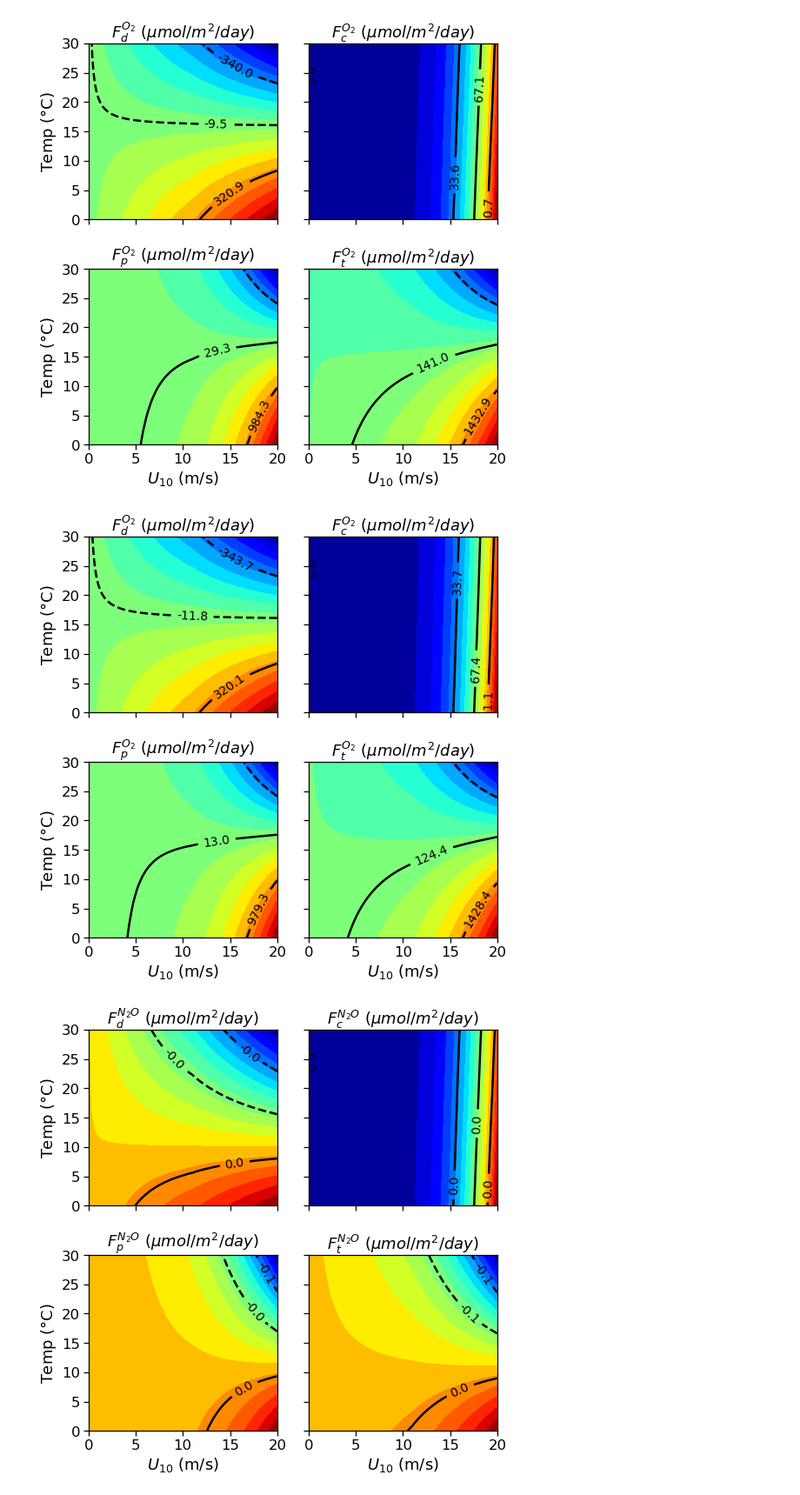
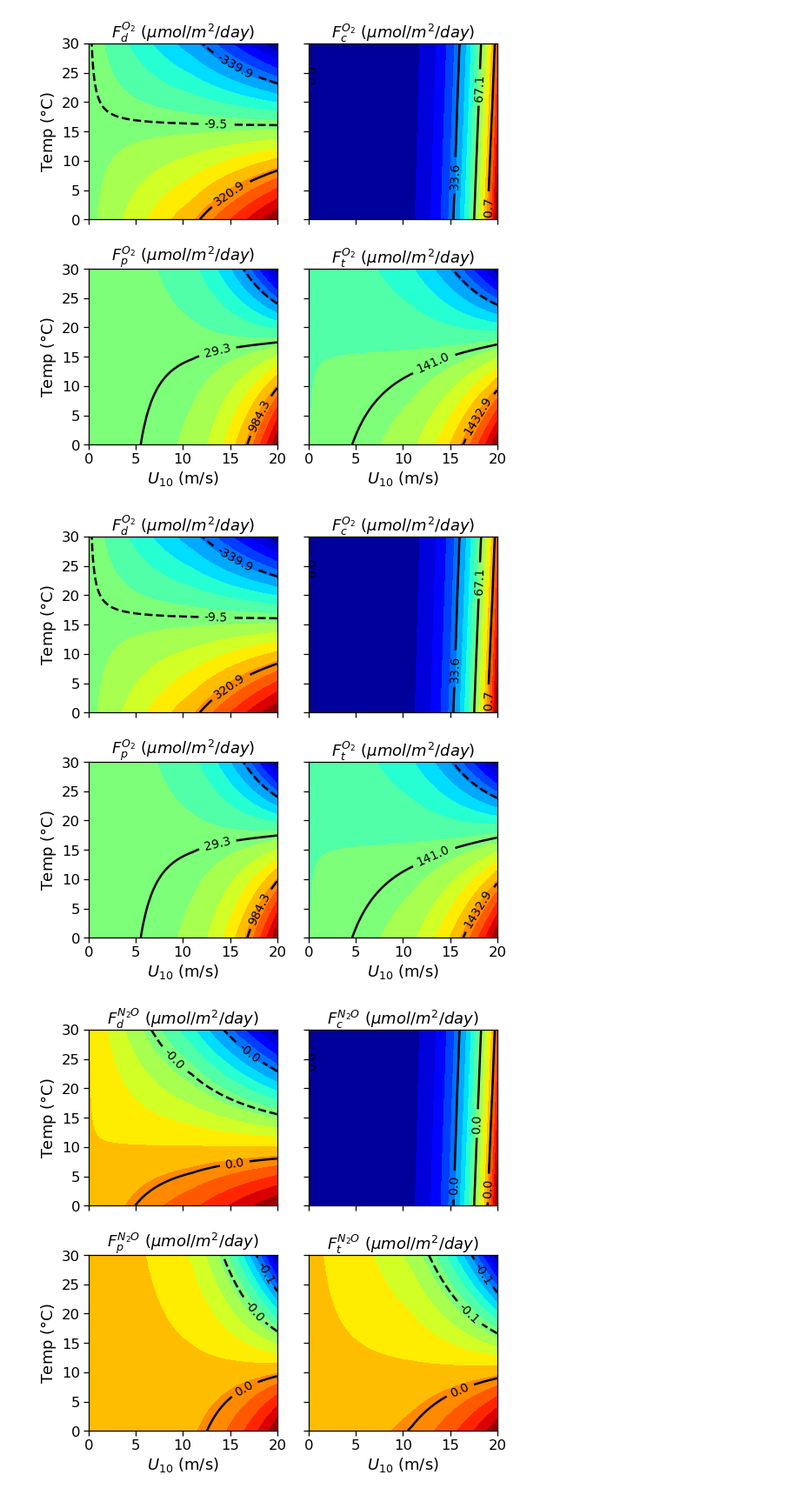
Before and after one commit to boom-lab/gasex-python, a Jupyter notebook: test functions.ipynb, the cells around one changed output. Shown at 87% size. Saved outputs shown, nothing was run; the diff lists cells and outputs as text; code cells hidden in the pictures.

```diff
--- a/test functions.ipynb
+++ b/test functions.ipynb
@@ -2519,7 +2493,8 @@ rats = np.zeros((Ny, Nx))
 
 for j in range(Nx):
     for k in range(Ny):
-        rwt, rat = rwtat(1e-6,x[j],35,y[k],gas='N2O', chi_atm=338e-9, air_temperature=y[k], calculate_schmidtair=True)
+        (rat,) = L13(1e-6,x[j],35,y[k],gas='N2O', chi_atm=338e-9, air_temperature=y[k], calculate_schmidtair=True,
+                   return_vars = "rat")
         rats[k,j] = rat
 
 x_mesh, y_mesh = np.meshgrid(x, y)
@@ -2554,7 +2529,8 @@ rwts = np.zeros((Ny, Nx))
 
 for j in range(Nx):
     for k in range(Ny):
-        rwt, rat = rwtat(1e-6,x[j],35,y[k],gas='N2O', chi_atm=338e-9, air_temperature=y[k], calculate_schmidtair=True)
+        (rwt,) = L13(1e-6,x[j],35,y[k],gas='N2O', chi_atm=338e-9, air_temperature=y[k], calculate_schmidtair=True,
+                   return_vars = "rwt")
         rwts[k,j] = rwt
 
 x_mesh, y_mesh = np.meshgrid(x, y)
@@ -2694,9 +2670,9 @@ z = np.zeros((Ny, Nx))
 
 for j in range(Nx):
     for k in range(Ny):
-        (Kt,) = L13(1e-6,x[j],35,y[k],gas='N2O', chi_atm=338e-9, air_temperature=y[k], calculate_schmidtair=True,
-                   return_vars = ["Kt"])
-        z[k,j] = Kt*86400
+        (Kc,) = L13(1e-6,x[j],35,y[k],gas='N2O', chi_atm=338e-9, air_temperature=y[k], calculate_schmidtair=True,
+                   return_vars = ["Kc"])
+        z[k,j] = Kc*86400
 
 x_mesh, y_mesh = np.meshgrid(x, y)
 zlevs = np.linspace(np.nanmin(z), np.nanmax(z), 20)
@@ -2708,7 +2684,7 @@ ax.clabel(CS, fmt = '%.1f', colors = 'k', fontsize=14)
 
 ax.set_xlabel("$U_{10}$ (m/s)")
 ax.set_ylabel("Temp ($\degree$C)")
-ax.set_title(fr"$K_T^{{N_2O}}$ (m/day)")
+ax.set_title(fr"$K_c^{{N_2O}}$ (mol/m2/day)")
 cbar = fig.colorbar(cf)
 #cbar.ax.set_yticks(np.linspace(0, 3, 4))  # vertically oriented colorbar
 # %% [output]
@@ -2792,7 +2768,8 @@ titles =["F_d", "F_c", "F_p", "F_t"]
 
 for j in range(Nx):
     for k in range(Ny):
-        Fd,Fc,Fp,Deq,Ks,Kt,ScW,Geq = L13(0.5,x[j],35,y[k],gas='N2', chi_atm = None, air_temperature=y[k], calculate_Sca=True)
+        Fd,Fc,Fp = L13(0.5,x[j],35,y[k],gas='N2', chi_atm = None, air_temperature=y[k], calculate_schmidtair=True,
+                      return_vars = ("Fd","Fc","Fp"))
         Ft = (Fd + Fc + Fp)
         Fdarray[k,j] = Fd*86400*1000
         Fcarray[k,j] = Fc*86400*1000
@@ -2894,35 +2871,36 @@ Fparray = np.zeros((Ny, Nx))
 Ftarray = np.zeros((Ny, Nx))
 
 titles =["F_d", "F_c", "F_p", "F_t"]
 
 for j in range(Nx):
     for k in range(Ny):
-        Fd,Fc,Fp,Deq,Ks,Kt,ScW,Geq = L13(0.25,x[j],35,y[k],gas='O2', chi_atm = None, air_temperature=y[k], calculate_Sca=True)
+        Fd,Fc,Fp = L13(0.25,x[j],35,y[k],gas='O2', chi_atm = None, air_temperature=y[k], calculate_schmidtair=True,
+                      return_vars = ("Fd","Fc","Fp"))
         Ft = (Fd + Fc + Fp)
         Fdarray[k,j] = Fd*86400*1000
         Fcarray[k,j] = Fc*86400*1000
         Fparray[k,j] = Fp*86400*1000
         Ftarray[k,j] = Ft*86400*1000
 
 arrays = [Fdarray, Fcarray, Fparray, Ftarray]
 for i in range(4):
     z = arrays[i]
     zlevs = np.linspace(np.nanmin(z), np.nanmax(z), 20)
     contourlevs = np.linspace(np.nanmin(z), np.nanmax(z), 5)
 
     ax = axes[i//2, i%2]
     cf = ax.contourf(x_mesh, y_mesh, z, zlevs, cmap = "jet")#, vmin=0, vmax = 6)
     CS = ax.contour(x_mesh, y_mesh, z, contourlevs, colors='k')
     ax.clabel(CS, fmt = '%.1f', colors = 'k', fontsize=14)
     ax.set_title(fr"${titles[i]}^{{O_2}}\ (\mu mol/m^2/day)$")
     if i // 2 == 1:
         ax.set_xlabel("$U_{10}$ (m/s)")
     if i % 2 == 0:
         ax.set_ylabel("Temp ($\degree$C)")
 
 plt.tight_layout()
 # %% [output]
-[figure, old version]
+[figure, new version]
 # %%
 xmin = 0
 xmax = 20
```
Also changed, not shown: parts of 48 cells of this notebook, 4 other files.
